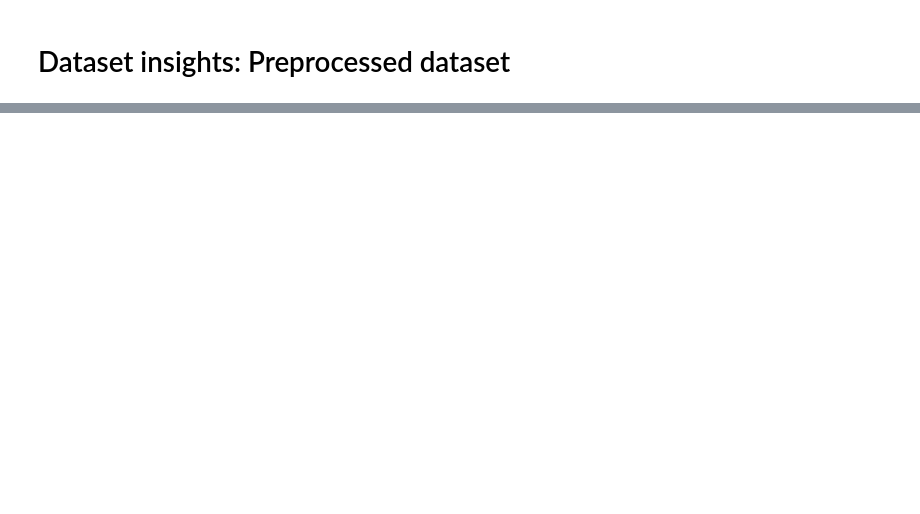
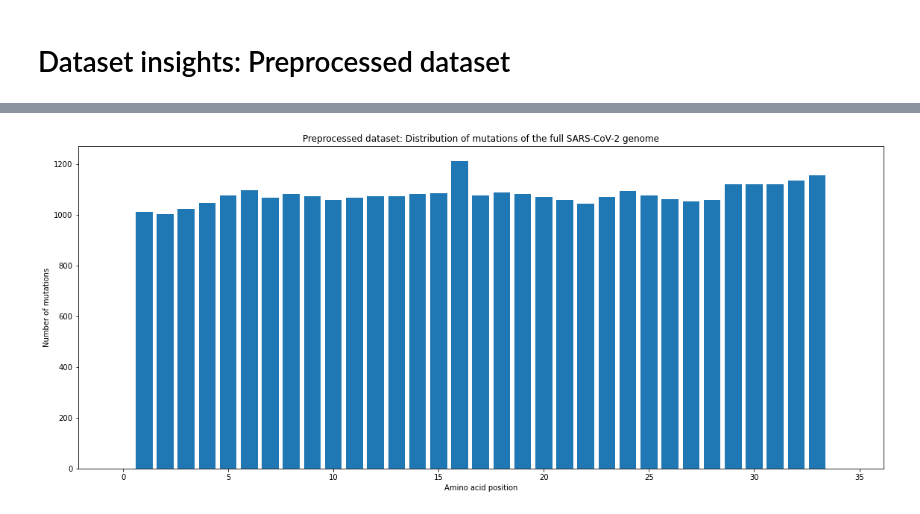
Before and after one commit to fidsusj/AML-covid-project, a Jupyter notebook: src/analysis/dataset_statistics.ipynb, the cells around one changed output, grey strips where cells are left out. Drawn from its saved outputs; the diff is of its cells as text; code cells hidden in the pictures; blank space fills up the shorter version.

```diff
--- a/src/analysis/dataset_statistics.ipynb
+++ b/src/analysis/dataset_statistics.ipynb
@@ -134,0 +286,11 @@ for m in re.finditer('ATG', reference_genome):
+# %%
+df_mutation_locis_pre = df_preprocessed.copy()
+df_mutation_locis_pre["mutation_positions"] = df_mutation_locis_pre.apply(lambda row: boolean_mask_of_differences(row["parent"], row["child"]), axis=1)
+# %%
+mutation_positions_matrix_pre = df_mutation_locis_pre["mutation_positions"].to_numpy()
+
+print(mutation_positions_matrix_pre)
+print(mutation_positions_matrix_pre.shape)
+number_mutations_pre = sum(mutation_positions_matrix_pre)
+print(sum(number_mutations_pre))
+print(len(sum(mutation_positions_matrix_pre)))
@@ -134,0 +315,13 @@ for m in re.finditer('ATG', reference_genome):
+# %%
+import matplotlib.pyplot as plt
+fig = plt.figure(figsize=(15, 6))
+ax = fig.add_axes([0,0,1,1])
+number_amino_acids = range(35)
+ax.bar(number_amino_acids,number_mutations_pre)
+plt.title('Preprocessed dataset: Distribution of mutations of the full SARS-CoV-2 genome')
+plt.xlabel('Amino acid position')
+plt.ylabel('Number of mutations')
+plt.savefig('preprocessedMutatedGeneticLoci.png', bbox_inches = 'tight')
+plt.show()
+# %% [output]
+[figure, added]
```
Also changed, not shown: parts of 12 cells of this notebook, 18 other files.
